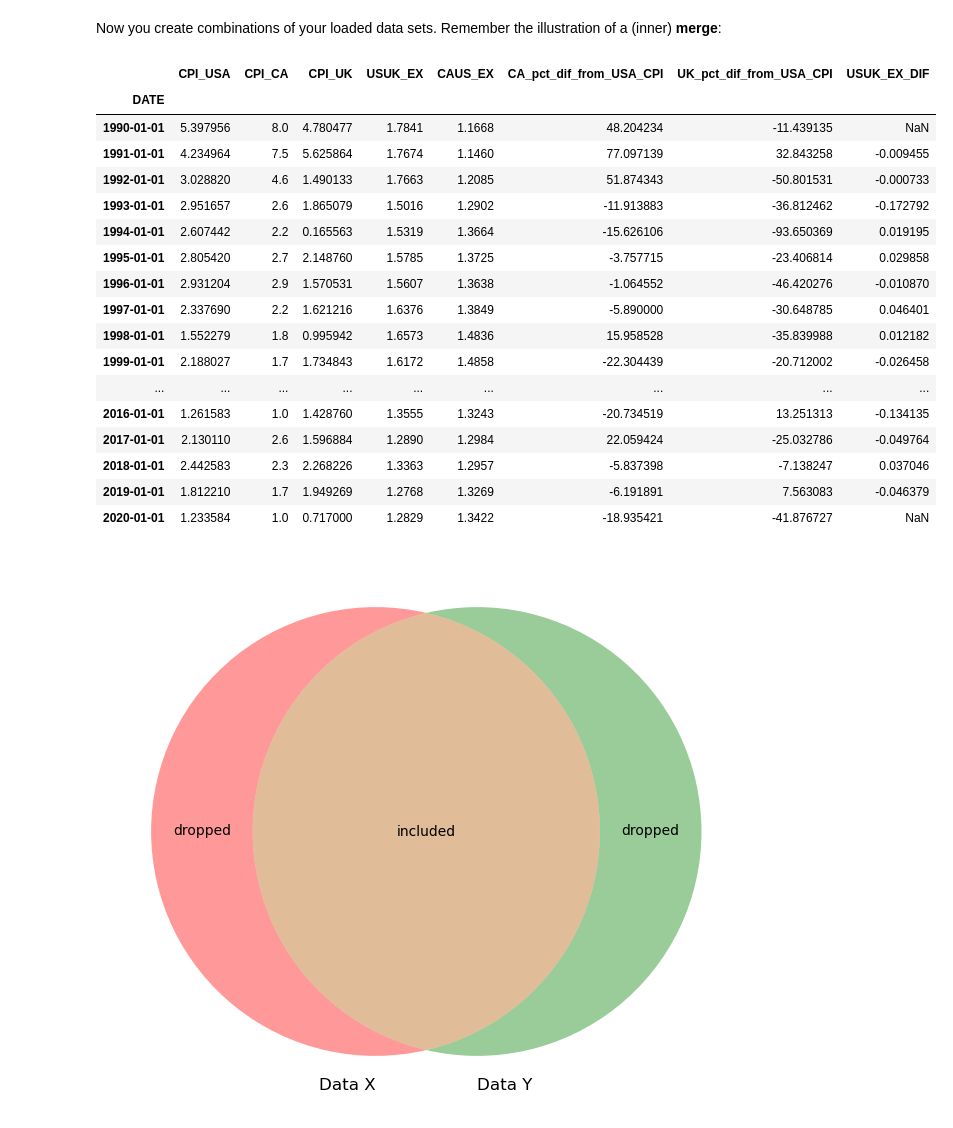
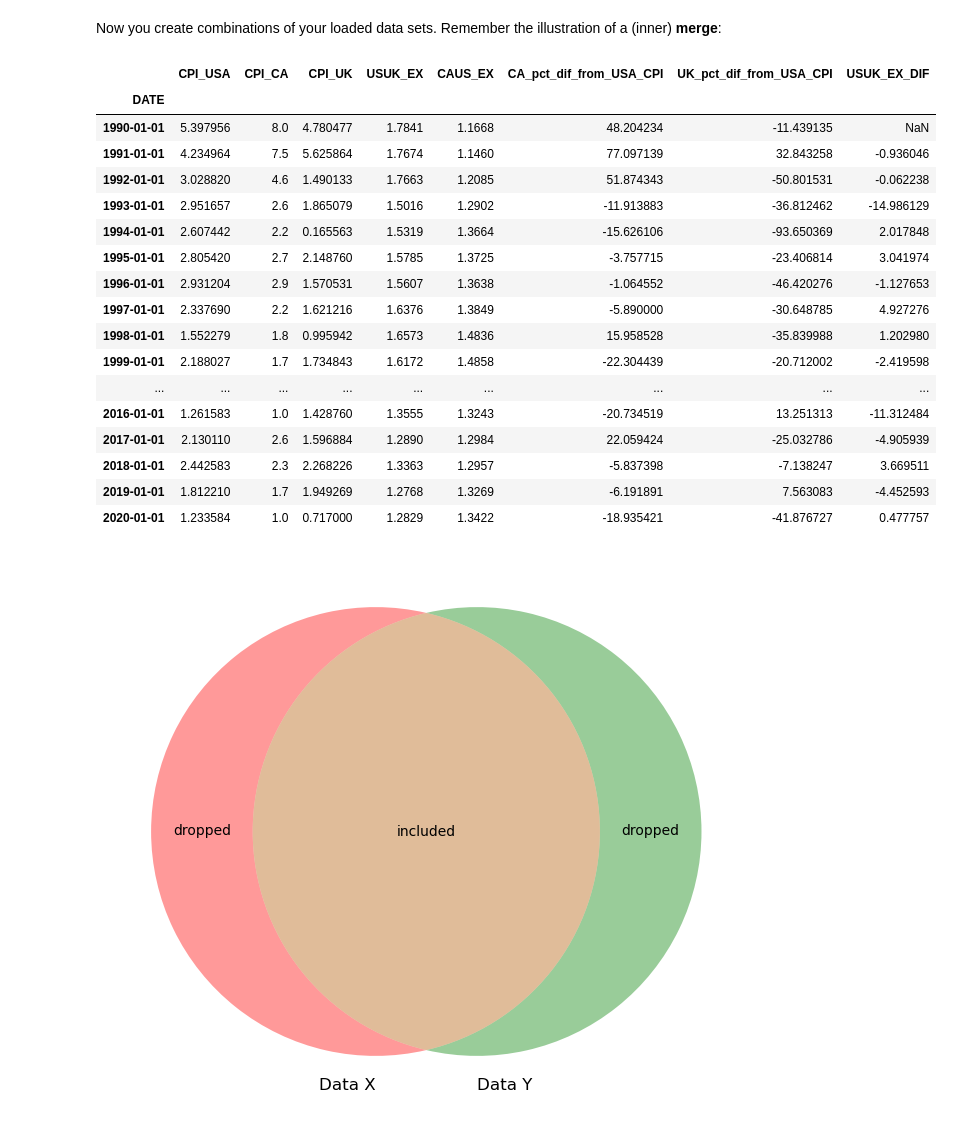
Before and after one commit to NumEconCopenhagen/projects-2024-kbh-herning, a Jupyter notebook: dataproject/dataproject.ipynb, the cells around one changed output. Cells and saved outputs as stored; diff of their text form; code cells hidden in the pictures.

```diff
--- a/dataproject/dataproject.ipynb
+++ b/dataproject/dataproject.ipynb
@@ -153,28 +151,28 @@ Now you create combinations of your loaded data sets. Remember the illustration
 # %%
 ppp = pd.merge(inflation, exchange, how = 'outer', on = ['DATE']);
 ppp['CA_pct_dif_from_USA_CPI'] = ((ppp.CPI_CA-ppp.CPI_USA) / ppp.CPI_USA) * 100 # the pct. difference between inflation in canada and USA
 ppp['UK_pct_dif_from_USA_CPI'] = ((ppp.CPI_UK-ppp.CPI_USA) / ppp.CPI_USA) * 100 # the pct. difference between inflation in UK and USA
-ppp['USUK_EX_DIF'] = ppp['USUK_EX'].diff() / ppp['USUK_EX'].shift(-1)
+ppp['USUK_EX_DIF'] = (ppp['USUK_EX'].diff() / ppp['USUK_EX'].shift(1)) * 100
 ppp.head(31)
 # %% [output]
 |  | CPI_USA | CPI_CA | CPI_UK | USUK_EX | CAUS_EX | CA_pct_dif_from_USA_CPI | UK_pct_dif_from_USA_CPI | USUK_EX_DIF |
 | DATE |  |  |  |  |  |  |  |  |
 | 1990-01-01 | 5.397956 | 8.0 | 4.780477 | 1.7841 | 1.1668 | 48.204234 | -11.439135 | NaN |
-| 1991-01-01 | 4.234964 | 7.5 | 5.625864 | 1.7674 | 1.1460 | 77.097139 | 32.843258 | -0.009455 |
-| 1992-01-01 | 3.028820 | 4.6 | 1.490133 | 1.7663 | 1.2085 | 51.874343 | -50.801531 | -0.000733 |
-| 1993-01-01 | 2.951657 | 2.6 | 1.865079 | 1.5016 | 1.2902 | -11.913883 | -36.812462 | -0.172792 |
-| 1994-01-01 | 2.607442 | 2.2 | 0.165563 | 1.5319 | 1.3664 | -15.626106 | -93.650369 | 0.019195 |
-| 1995-01-01 | 2.805420 | 2.7 | 2.148760 | 1.5785 | 1.3725 | -3.757715 | -23.406814 | 0.029858 |
-| 1996-01-01 | 2.931204 | 2.9 | 1.570531 | 1.5607 | 1.3638 | -1.064552 | -46.420276 | -0.010870 |
-| 1997-01-01 | 2.337690 | 2.2 | 1.621216 | 1.6376 | 1.3849 | -5.890000 | -30.648785 | 0.046401 |
-| 1998-01-01 | 1.552279 | 1.8 | 0.995942 | 1.6573 | 1.4836 | 15.958528 | -35.839988 | 0.012182 |
-| 1999-01-01 | 2.188027 | 1.7 | 1.734843 | 1.6172 | 1.4858 | -22.304439 | -20.712002 | -0.026458 |
+| 1991-01-01 | 4.234964 | 7.5 | 5.625864 | 1.7674 | 1.1460 | 77.097139 | 32.843258 | -0.936046 |
+| 1992-01-01 | 3.028820 | 4.6 | 1.490133 | 1.7663 | 1.2085 | 51.874343 | -50.801531 | -0.062238 |
+| 1993-01-01 | 2.951657 | 2.6 | 1.865079 | 1.5016 | 1.2902 | -11.913883 | -36.812462 | -14.986129 |
+| 1994-01-01 | 2.607442 | 2.2 | 0.165563 | 1.5319 | 1.3664 | -15.626106 | -93.650369 | 2.017848 |
+| 1995-01-01 | 2.805420 | 2.7 | 2.148760 | 1.5785 | 1.3725 | -3.757715 | -23.406814 | 3.041974 |
+| 1996-01-01 | 2.931204 | 2.9 | 1.570531 | 1.5607 | 1.3638 | -1.064552 | -46.420276 | -1.127653 |
+| 1997-01-01 | 2.337690 | 2.2 | 1.621216 | 1.6376 | 1.3849 | -5.890000 | -30.648785 | 4.927276 |
+| 1998-01-01 | 1.552279 | 1.8 | 0.995942 | 1.6573 | 1.4836 | 15.958528 | -35.839988 | 1.202980 |
+| 1999-01-01 | 2.188027 | 1.7 | 1.734843 | 1.6172 | 1.4858 | -22.304439 | -20.712002 | -2.419598 |
 | ... | ... | ... | ... | ... | ... | ... | ... | ... |
-| 2016-01-01 | 1.261583 | 1.0 | 1.428760 | 1.3555 | 1.3243 | -20.734519 | 13.251313 | -0.134135 |
-| 2017-01-01 | 2.130110 | 2.6 | 1.596884 | 1.2890 | 1.2984 | 22.059424 | -25.032786 | -0.049764 |
-| 2018-01-01 | 2.442583 | 2.3 | 2.268226 | 1.3363 | 1.2957 | -5.837398 | -7.138247 | 0.037046 |
-| 2019-01-01 | 1.812210 | 1.7 | 1.949269 | 1.2768 | 1.3269 | -6.191891 | 7.563083 | -0.046379 |
-| 2020-01-01 | 1.233584 | 1.0 | 0.717000 | 1.2829 | 1.3422 | -18.935421 | -41.876727 | NaN |
+| 2016-01-01 | 1.261583 | 1.0 | 1.428760 | 1.3555 | 1.3243 | -20.734519 | 13.251313 | -11.312484 |
+| 2017-01-01 | 2.130110 | 2.6 | 1.596884 | 1.2890 | 1.2984 | 22.059424 | -25.032786 | -4.905939 |
+| 2018-01-01 | 2.442583 | 2.3 | 2.268226 | 1.3363 | 1.2957 | -5.837398 | -7.138247 | 3.669511 |
+| 2019-01-01 | 1.812210 | 1.7 | 1.949269 | 1.2768 | 1.3269 | -6.191891 | 7.563083 | -4.452593 |
+| 2020-01-01 | 1.233584 | 1.0 | 0.717000 | 1.2829 | 1.3422 | -18.935421 | -41.876727 | 0.477757 |
 # %%
 plt.figure(figsize=(15,7))
 v = venn2(subsets = (4, 4, 10), set_labels = ('Data X', 'Data Y'))
```
Also changed, not shown: parts of 1 cell of this notebook.
